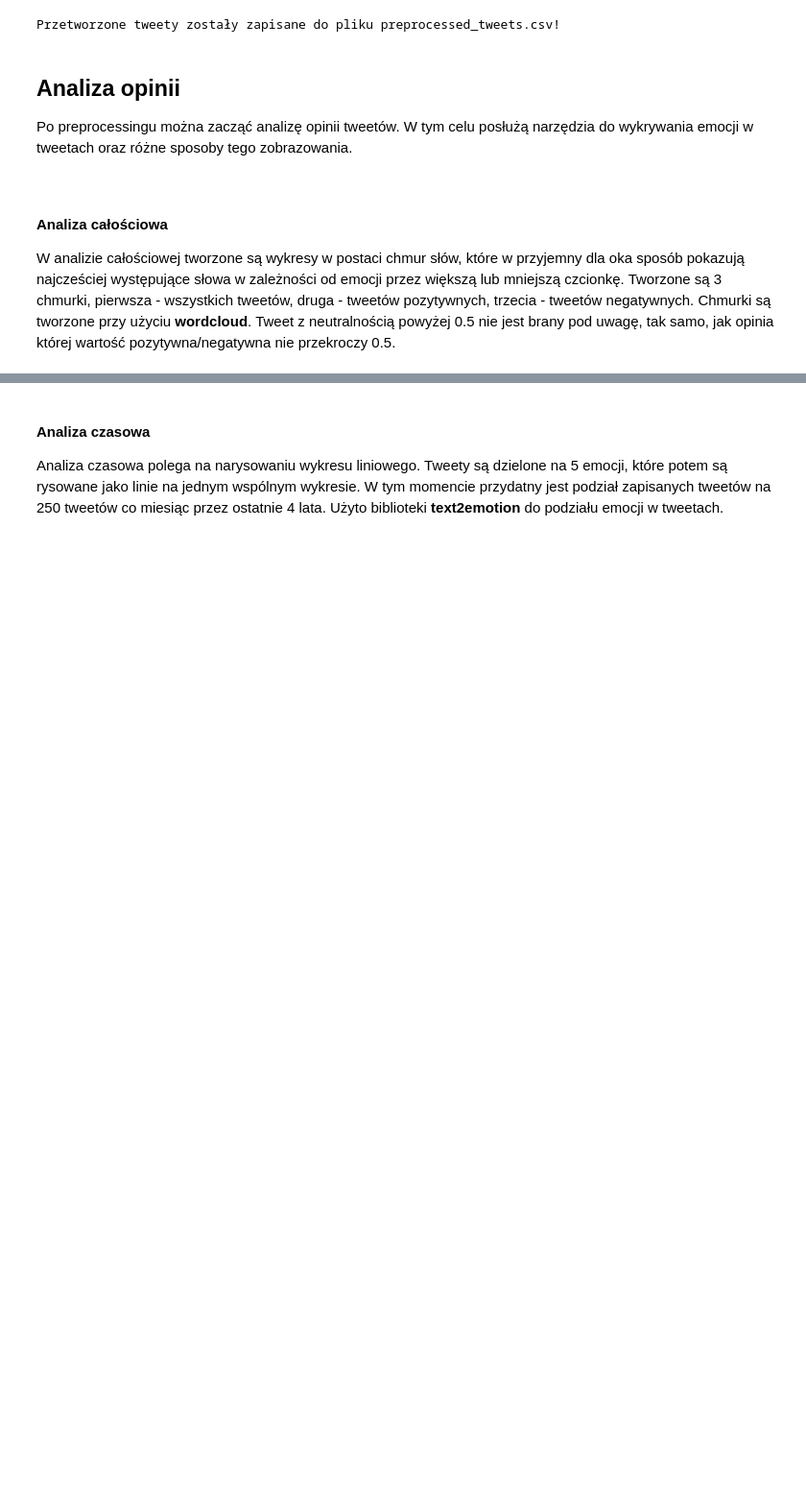
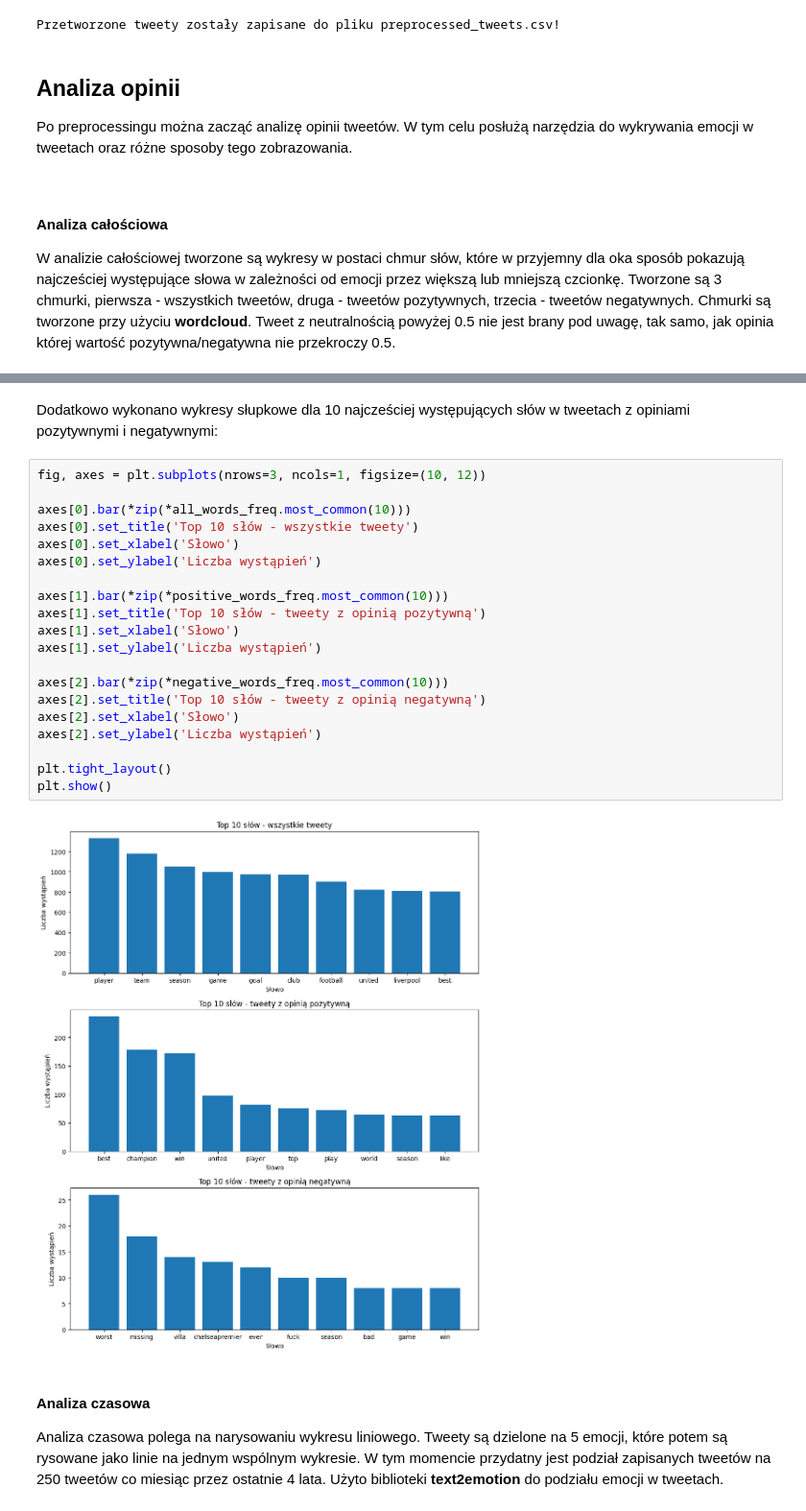
Before and after one commit to Piterson25/Inteligencja-obliczeniowa, a Jupyter notebook: premierleague/premierleague_Piotr_Maszczak.ipynb, the cells around one changed output, grey strips where cells are left out. Shown at 96% size. Drawn from its saved outputs; the diff is of its cells as text; blank space fills up the shorter version.

Commit message:
Dodatkowe wykresy

```diff
--- a/premierleague/premierleague_Piotr_Maszczak.ipynb
+++ b/premierleague/premierleague_Piotr_Maszczak.ipynb
@@ -244,3 +244,27 @@ plt.show()
+# %% [markdown]
+Dodatkowo wykonano wykresy słupkowe dla 10 najcześciej występujących słów w tweetach z opiniami pozytywnymi i negatywnymi:
+# %%
+fig, axes = plt.subplots(nrows=3, ncols=1, figsize=(10, 12))
+
+axes[0].bar(*zip(*all_words_freq.most_common(10)))
+axes[0].set_title('Top 10 słów - wszystkie tweety')
+axes[0].set_xlabel('Słowo')
+axes[0].set_ylabel('Liczba wystąpień')
+
+axes[1].bar(*zip(*positive_words_freq.most_common(10)))
+axes[1].set_title('Top 10 słów - tweety z opinią pozytywną')
+axes[1].set_xlabel('Słowo')
+axes[1].set_ylabel('Liczba wystąpień')
+
+axes[2].bar(*zip(*negative_words_freq.most_common(10)))
+axes[2].set_title('Top 10 słów - tweety z opinią negatywną')
+axes[2].set_xlabel('Słowo')
+axes[2].set_ylabel('Liczba wystąpień')
+
+plt.tight_layout()
+plt.show()
+# %% [output]
+[figure, added]
 # %% [markdown]
 <h4 id="analiza-czasowa">Analiza czasowa</h4>
 
```
Also changed, not shown: parts of 2 cells of this notebook, 1 other file.
